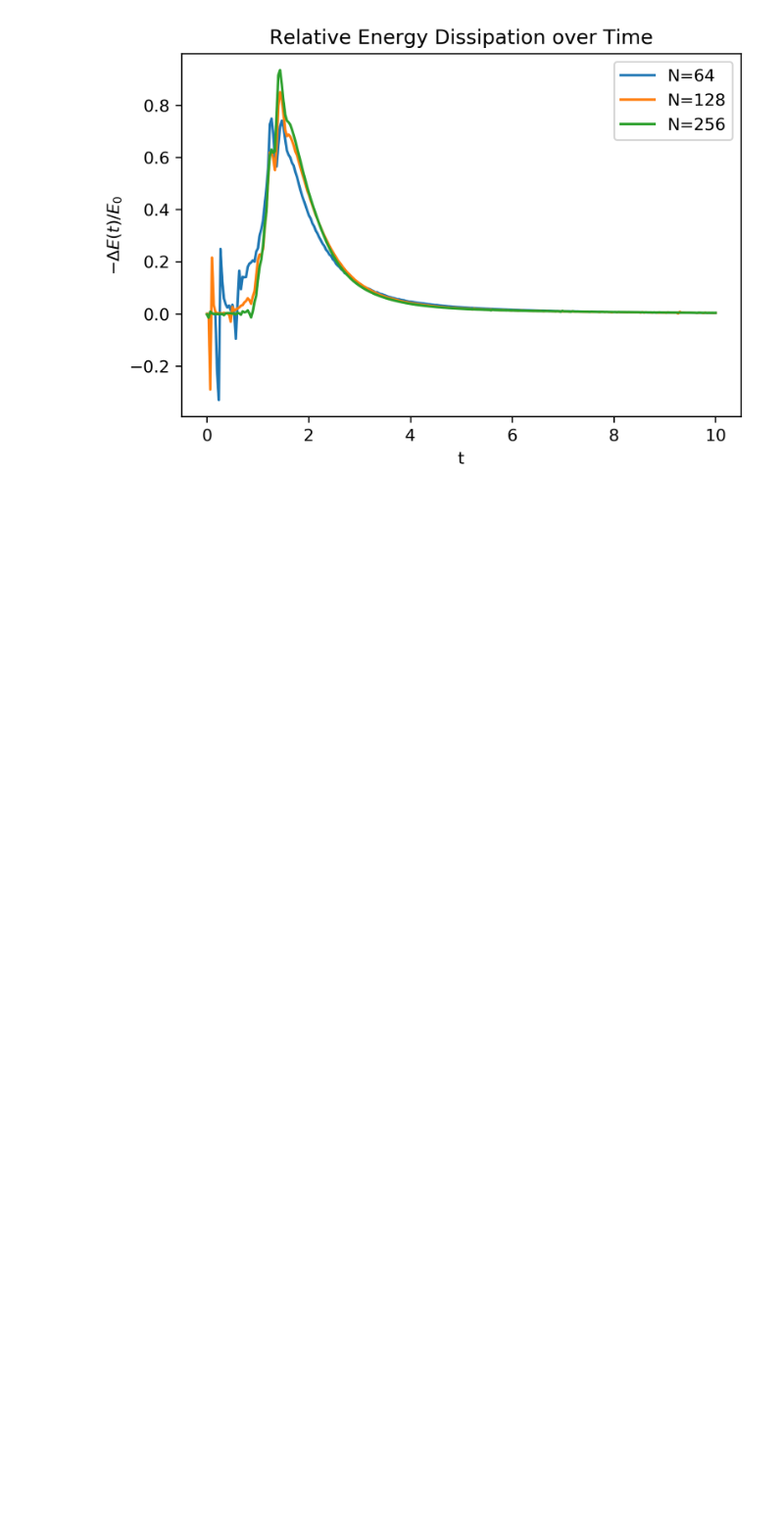
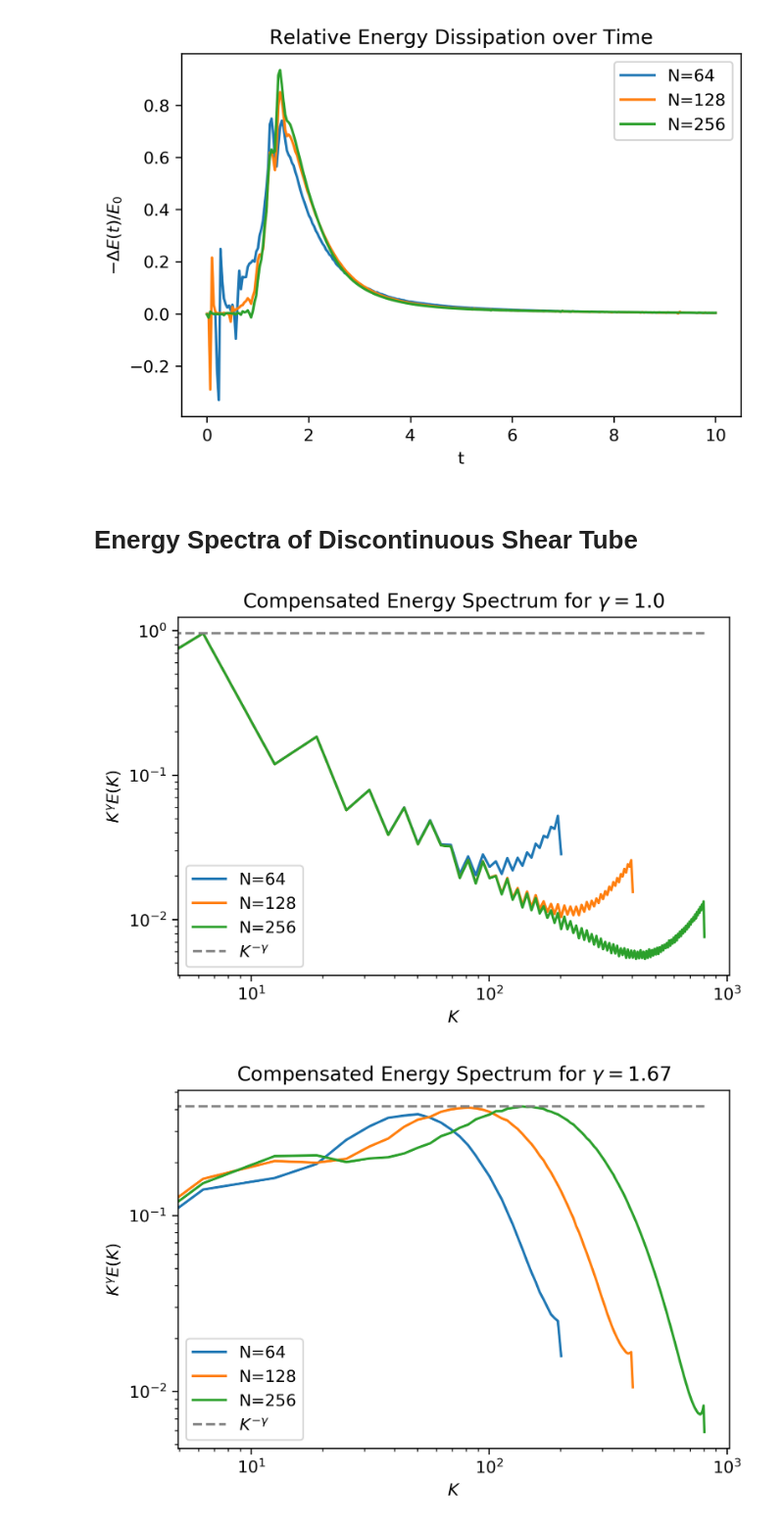
Before and after one commit to TobiasRohner/azeban, a Jupyter notebook: results/energy_spectra.ipynb, the cells around one changed output. Shown at 98% size. Saved outputs shown, nothing was run; the diff lists cells and outputs as text; code cells hidden in the pictures; blank space fills up the shorter version.

```diff
--- a/results/energy_spectra.ipynb
+++ b/results/energy_spectra.ipynb
@@ -192,3 +203,30 @@ plot_relative_energy_dissipation(['/home/tobias/Programmieren/azeban/build/tg_N6
 [figure]
 [figure]
 [figure]
+# %% [markdown]
+# Energy Spectra of Discontinuous Shear Tube
+# %%
+for rho in [0, 1]:
+    plot_spectrum([f'{experiment_folder}/dst_r{rho}_N64',
+                   f'{experiment_folder}/dst_r{rho}_N128',
+                   f'{experiment_folder}/dst_r{rho}_N256'],
+                  [64, 128, 256], 0, 1.,
+                  save_name=f'{experiment_folder}/dst_r{rho}_energy_spectrum_t0.png', samples=range(4))
+    plot_spectrum([f'{experiment_folder}/dst_r{rho}_N64',
+                   f'{experiment_folder}/dst_r{rho}_N128',
+                   f'{experiment_folder}/dst_r{rho}_N256'],
+                  [64, 128, 256], 150, 5/3,
+                  save_name=f'{experiment_folder}/dst_r{rho}_energy_spectrum_t5.png', samples=range(4))
+    plot_energy([f'{experiment_folder}/dst_r{rho}_N64',
+                 f'{experiment_folder}/dst_r{rho}_N128',
+                 f'{experiment_folder}/dst_r{rho}_N256'],
+                [64, 128, 256], 5/150,
+                save_name=f'{experiment_folder}/dst_r{rho}_total_energy.png', samples=range(4))
+    plot_relative_energy_dissipation([f'{experiment_folder}/dst_r{rho}_N64',
+                                      f'{experiment_folder}/dst_r{rho}_N128',
+                                      f'{experiment_folder}/dst_r{rho}_N256'],
+                                     [64, 128, 256], 5/150,
+                                     save_name=f'{experiment_folder}/dst_r{rho}_relative_energy_dissipation.png', samples=range(4))
+# %% [output]
+[figure, added]
+[figure, added]
```
Also changed, not shown: parts of 5 cells of this notebook, 3 other files.
